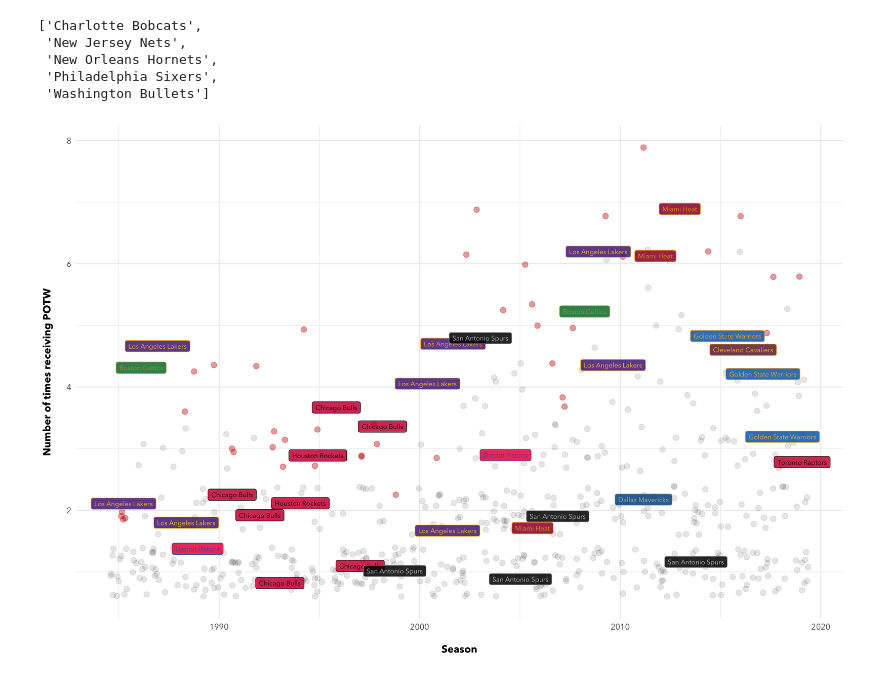
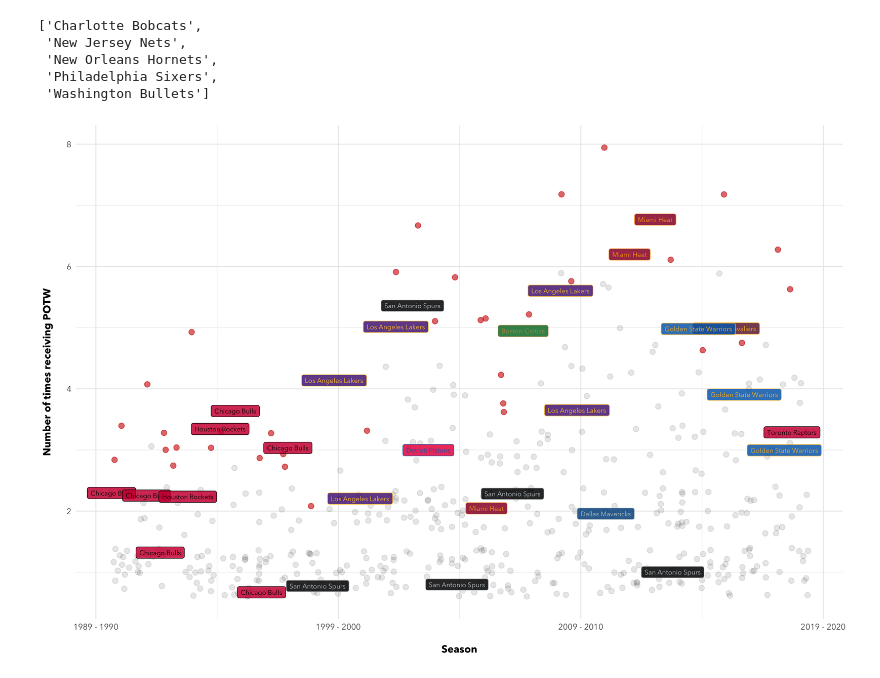
Before and after one commit to chunheisiu/NBA-POTW-Visualization, a Jupyter notebook: notebooks/_ggplot_3.ipynb, the cells around one changed output. Saved outputs shown, nothing was run; the diff lists cells and outputs as text; code cells hidden in the pictures.

```diff
--- a/notebooks/_ggplot_3.ipynb
+++ b/notebooks/_ggplot_3.ipynb
@@ -30,6 +30,7 @@ nba_df.isChampion = nba_df.isChampion.where((pd.notnull(nba_df.isChampion)), 'No
 max_potw = nba_df.groupby('Year')[['Potw_Count']].max().reset_index().assign(isMaxPotw = 'Yes')
 nba_df_potw = pd.merge(nba_df, max_potw, on = ['Year', 'Potw_Count'], how = 'left')
 nba_df_potw.isMaxPotw = nba_df_potw.isMaxPotw.where((pd.notnull(nba_df_potw.isMaxPotw)), 'No')
+nba_df_potw = nba_df_potw.loc[nba_df_potw.Year > 1990]
 # %%
 nba_color_missing = pd.merge(nba_df, nba_colors, left_on = 'Team', right_on = 'Franchise', how = 'left')
 list(nba_color_missing.loc[nba_color_missing.Color1.isna()]['Team'].unique())
@@ -58,21 +59,25 @@ nba_nonchamp_nonmaxpotw = nba_df_potw.loc[(nba_df_potw.isChampion == 'No') & (nb
 %R -i nba_ggplot_fill
 # %%
 %%R -w 12 -h 8 --units in -r 300
+season <- function(x) {
+    paste(x - 1, '-', x)
+}
+
 ggplot() +
 geom_point(aes(x = Year, y = Potw_Count),
            data = nba_nonchamp_nonmaxpotw, position = 'jitter', alpha = 0.1, size = 2.5) +
 geom_point(aes(x = Year, y = Potw_Count),
-           data = nba_nonchamp_maxpotw, position = 'jitter', alpha = 0.4, size = 2.5, color = 'red3') +
+           data = nba_nonchamp_maxpotw, position = 'jitter', alpha = 0.6, size = 2.5, color = 'red3') +
 geom_label(aes(x = Year, y = Potw_Count, color = Team, fill = Team, label = Team),
            data = nba_champ, position = 'jitter', size = 2.5, alpha = 0.85, family = 'Avenir Next') +
 scale_color_manual(values = nba_ggplot_color) +
 scale_fill_manual(values = nba_ggplot_fill) +
-scale_x_continuous(name = '\nSeason') +
+scale_x_continuous(name = '\nSeason', label = season) +
 scale_y_continuous(name = 'Number of times receiving POTW\n') +
 theme_minimal() +
 theme(text = element_text(family = 'Avenir Next'),
       axis.title = element_text(face = 'bold'),
       legend.title = element_text(face = 'bold')) +
 guides(fill = F, color = F)
 # %% [output]
-[figure, old version]
+[figure, new version]
```
Also changed, not shown: 1 other file.
